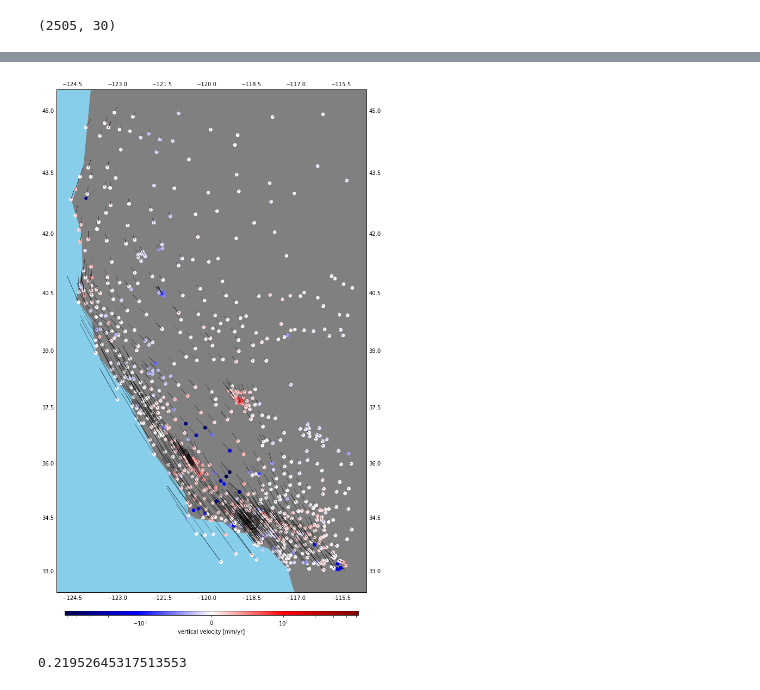
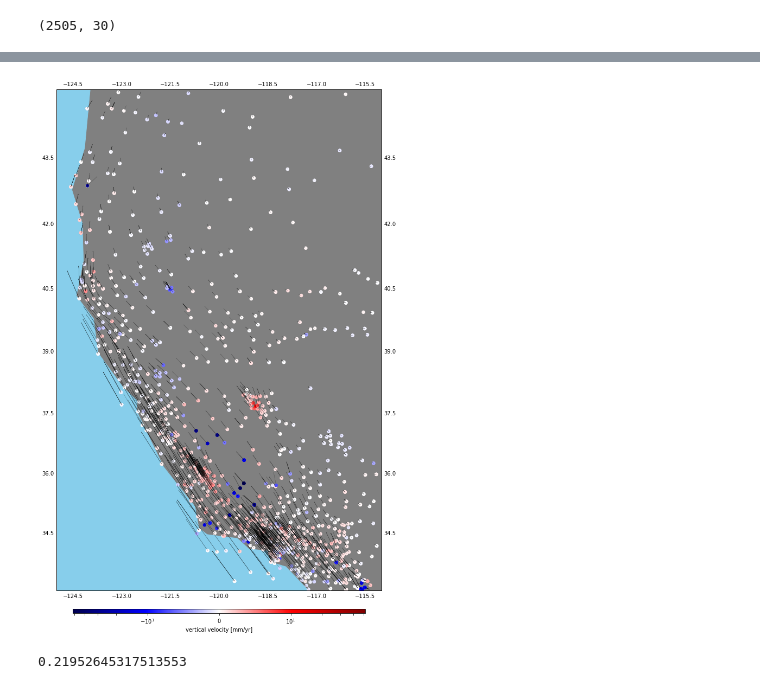
Before and after one commit to leouieda/agu2018, a Jupyter notebook: code/notebooks/pbo_data.ipynb, the cells around one changed output, grey strips where cells are left out. Drawn from its saved outputs; the diff is of its cells as text; code cells hidden in the pictures.

```diff
--- a/code/notebooks/pbo_data.ipynb
+++ b/code/notebooks/pbo_data.ipynb
@@ -68,32 +91,34 @@ spacing = 0.075
 # %%
 crs = ccrs.Mercator(
     central_longitude=np.mean(coordinates[0])
 )
 transform = ccrs.PlateCarree()
 
 plt.figure(figsize=(11, 16))
 ax = plt.subplot(111, projection=crs)
 
 ax.add_feature(cfeature.LAND, facecolor="gray")
 ax.add_feature(cfeature.OCEAN, facecolor="skyblue")
 #ax.add_feature(cfeature.BORDERS, linewidth=0.1)
 #ax.set_extent(region, crs=crs)
 
 maxabs = vd.maxabs(components[-1])
 cmap = plt.cm.seismic
 norm = SymLogNorm(linthresh=10, linscale=1, vmin=-maxabs, vmax=maxabs)
 cbargs = dict(orientation="horizontal", aspect=70, shrink=0.7, pad=0.03,
               label="vertical velocity [mm/yr]")
 
 tmp = ax.scatter(*coordinates, c=components[-1], s=30, alpha=1, cmap=cmap, norm=norm,
                  vmin=-maxabs, vmax=maxabs, transform=transform)
 plt.colorbar(tmp, ax=ax, **cbargs)
 ax.quiver(*coordinates, *components[:2], scale=400, width=0.0003,
           transform=transform)
 ax.gridlines(draw_labels=True, linewidth=0)
+ax.set_extent(region)
+
 plt.tight_layout()
 # %% [output]
-[figure, old version]
+[figure, new version]
 # %%
 projection = pyproj.Proj(proj="aea", lon_0=np.mean(coordinates[0]))
 proj_coords = projection(*coordinates)
```
Also changed, not shown: parts of 12 cells of this notebook.
